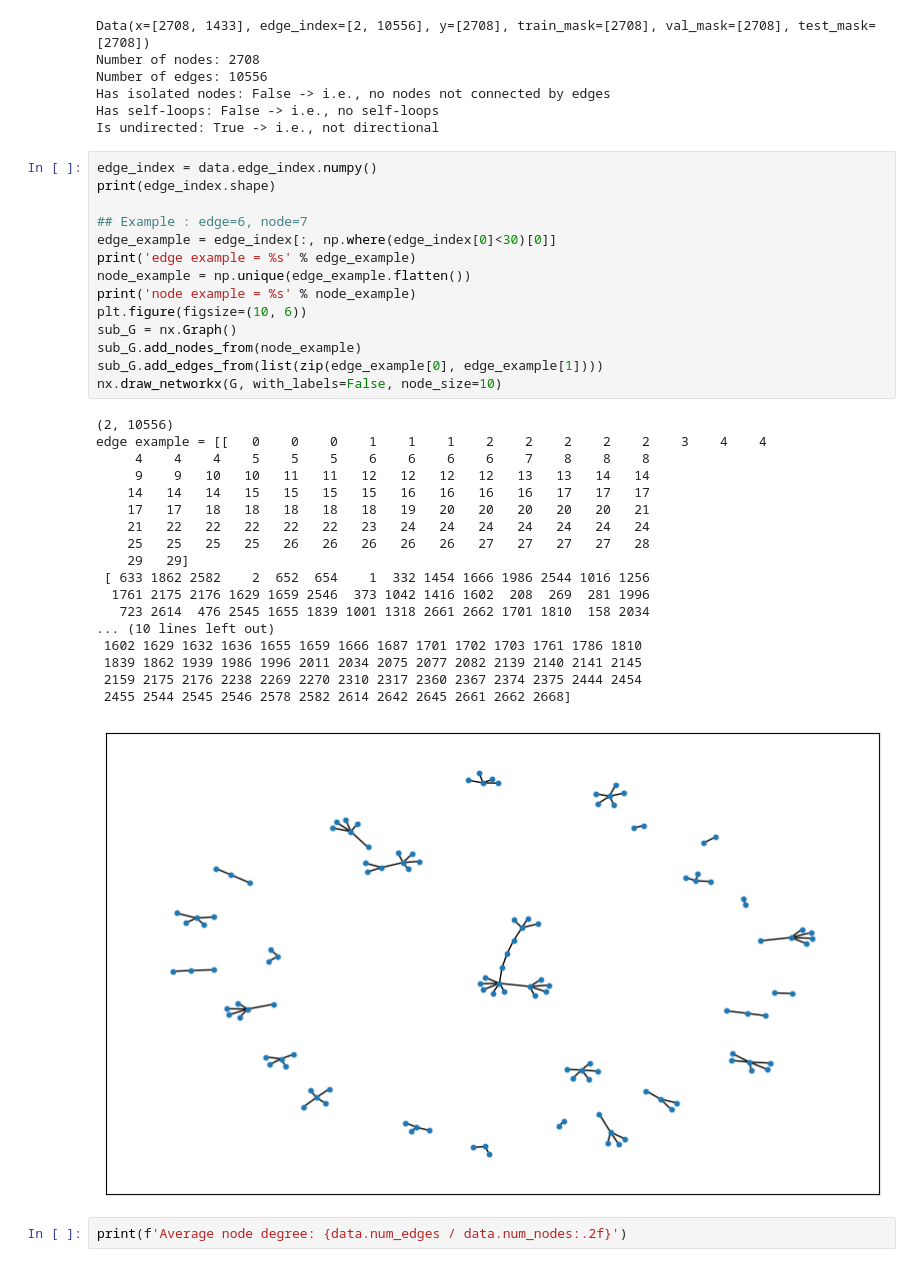
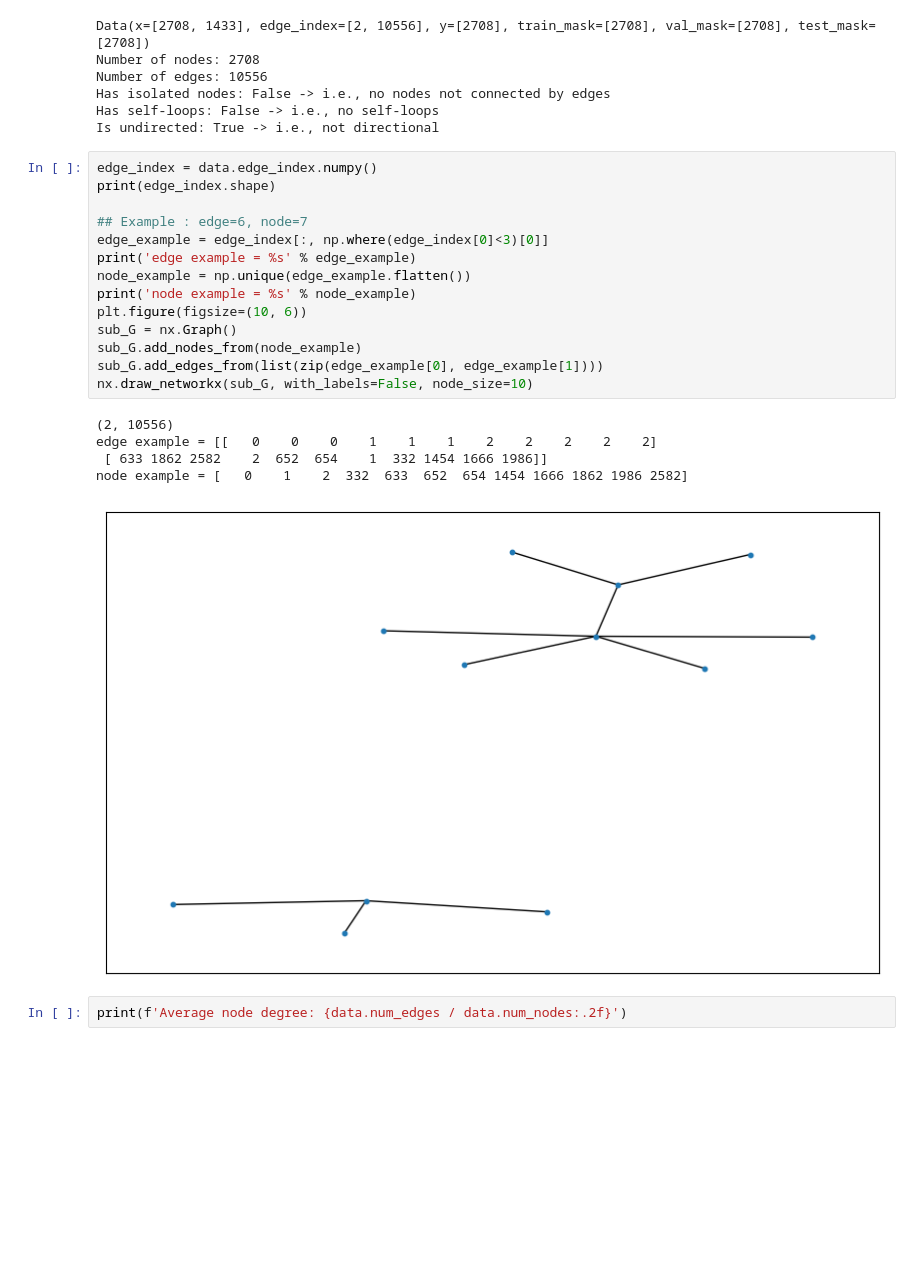
Before and after one commit to helloliz-korea/recommender, a Jupyter notebook: link_prediction_heuristic_method_Cora.ipynb, the cells around one changed output. Cells and saved outputs as stored; diff of their text form; blank space fills up the shorter version.

```diff
--- a/link_prediction_heuristic_method_Cora.ipynb
+++ b/link_prediction_heuristic_method_Cora.ipynb
@@ -52,36 +52,23 @@ Is undirected: True -> i.e., not directional
 # %%
 edge_index = data.edge_index.numpy()
 print(edge_index.shape)
 
 ## Example : edge=6, node=7
-edge_example = edge_index[:, np.where(edge_index[0]<30)[0]]
+edge_example = edge_index[:, np.where(edge_index[0]<3)[0]]
 print('edge example = %s' % edge_example)
 node_example = np.unique(edge_example.flatten())
 print('node example = %s' % node_example)
 plt.figure(figsize=(10, 6))
 sub_G = nx.Graph()
 sub_G.add_nodes_from(node_example)
 sub_G.add_edges_from(list(zip(edge_example[0], edge_example[1])))
-nx.draw_networkx(G, with_labels=False, node_size=10)
+nx.draw_networkx(sub_G, with_labels=False, node_size=10)
 # %% [output]
 (2, 10556)
-edge example = [[   0    0    0    1    1    1    2    2    2    2    2    3    4    4
-     4    4    4    5    5    5    6    6    6    6    7    8    8    8
-     9    9   10   10   11   11   12   12   12   12   13   13   14   14
-    14   14   14   15   15   15   15   16   16   16   16   17   17   17
-    17   17   18   18   18   18   18   19   20   20   20   20   20   21
-    21   22   22   22   22   22   23   24   24   24   24   24   24   24
-    25   25   25   25   26   26   26   26   26   27   27   27   27   28
-    29   29]
- [ 633 1862 2582    2  652  654    1  332 1454 1666 1986 2544 1016 1256
-  1761 2175 2176 1629 1659 2546  373 1042 1416 1602  208  269  281 1996
-   723 2614  476 2545 1655 1839 1001 1318 2661 2662 1701 1810  158 2034
-... (10 lines left out)
- 1602 1629 1632 1636 1655 1659 1666 1687 1701 1702 1703 1761 1786 1810
- 1839 1862 1939 1986 1996 2011 2034 2075 2077 2082 2139 2140 2141 2145
- 2159 2175 2176 2238 2269 2270 2310 2317 2360 2367 2374 2375 2444 2454
- 2455 2544 2545 2546 2578 2582 2614 2642 2645 2661 2662 2668]
+edge example = [[   0    0    0    1    1    1    2    2    2    2    2]
+ [ 633 1862 2582    2  652  654    1  332 1454 1666 1986]]
+node example = [   0    1    2  332  633  652  654 1454 1666 1862 1986 2582]
-[figure, old version]
+[figure, new version]
 # %%
 print(f'Average node degree: {data.num_edges / data.num_nodes:.2f}')
 # %% [output]
```
Also changed, not shown: parts of 10 cells of this notebook.
